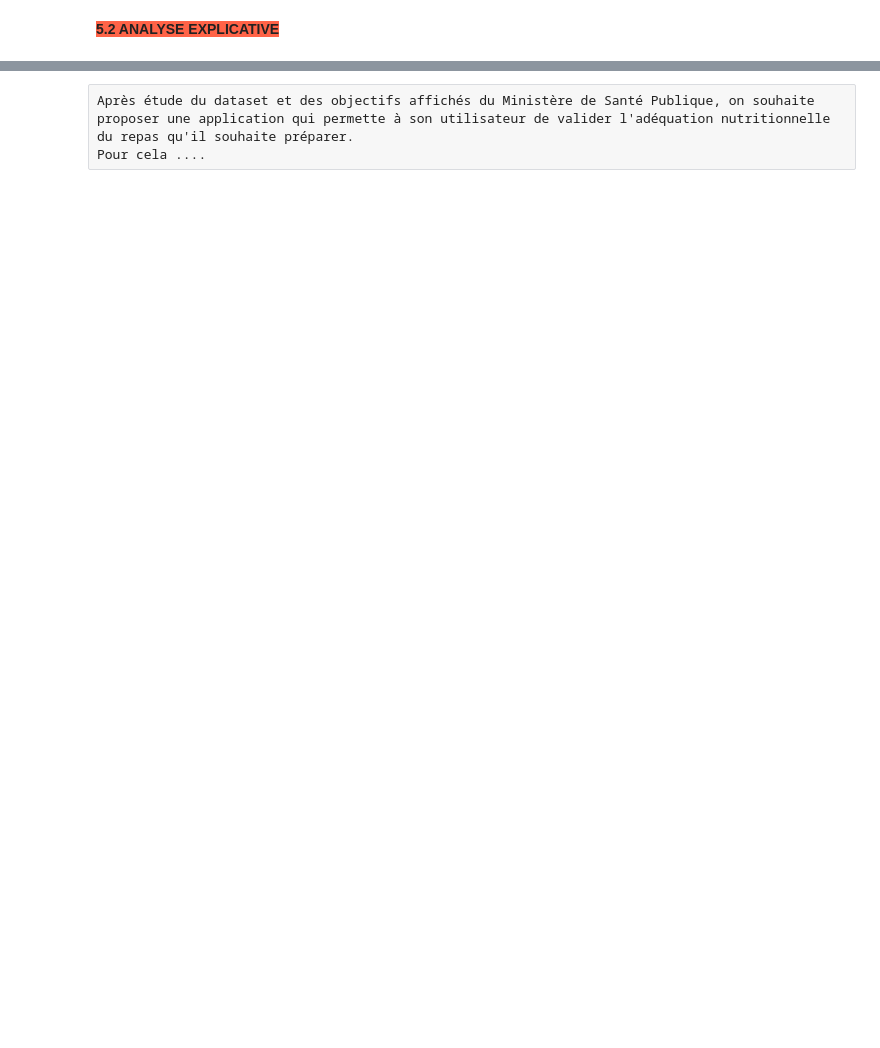
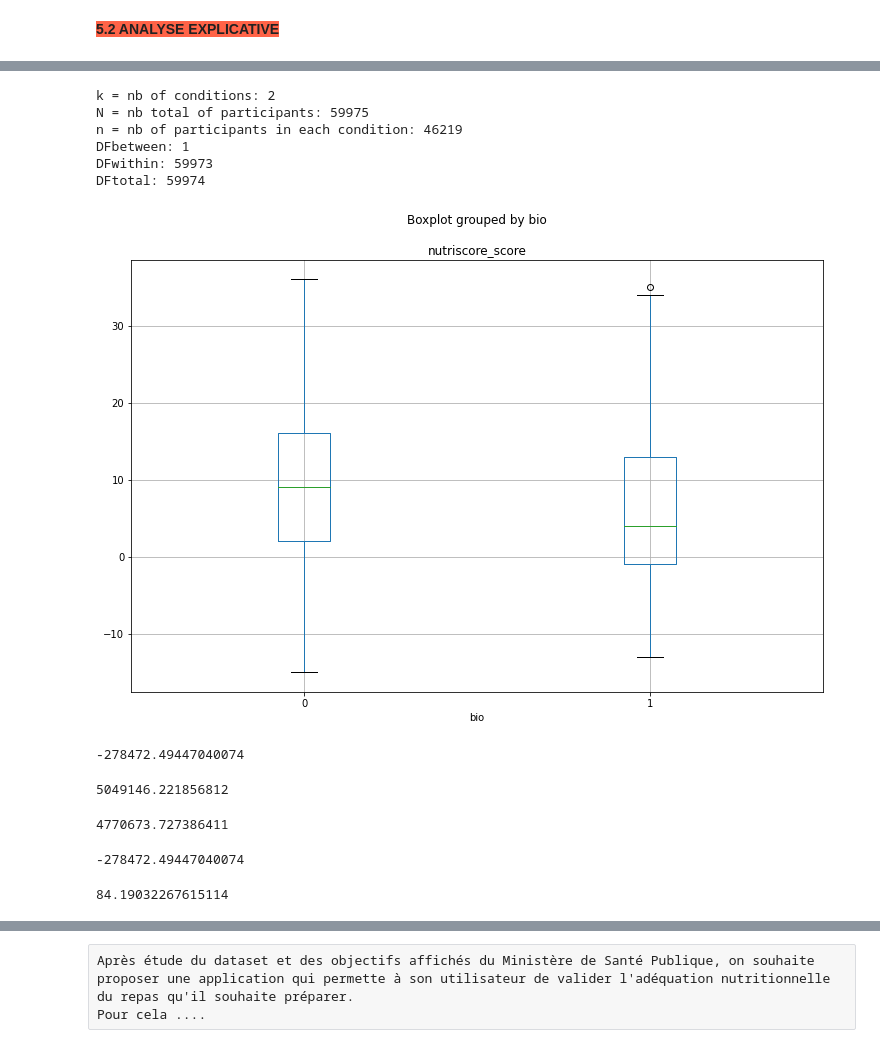
Before and after one commit to aldeponk/openfoodfact, a Jupyter notebook: Analysis.ipynb, the cells around one changed output, grey strips where cells are left out. Saved outputs shown, nothing was run; the diff lists cells and outputs as text; code cells hidden in the pictures; blank space fills up the shorter version.

```diff
--- a/Analysis.ipynb
+++ b/Analysis.ipynb
@@ -829,0 +910,16 @@ Test khi 2 entre le scoring de nutrition et bio
+# %%
+import math
+def bio_indicator(row):
+
+    v = row['labels_tags']
+    new_val=0
+    if ("organic" in v or "bio" in v):
+        new_val=1
+
+    return new_val
+# %%
+#Contruction du subset d'analyse
+subset = data[data.labels_tags.notnull()]
+subset = subset[subset.nutriscore_score.notnull()]
+subset['bio'] = subset.apply (lambda row: bio_indicator(row), axis=1)
+subset[['brands_tags','labels_tags','nutriscore_score','bio','product_name','pnns_groups_3']].head()
@@ -829,0 +933,64 @@ Test khi 2 entre le scoring de nutrition et bio
+# %%
+#Create a boxplot
+subset.boxplot('nutriscore_score', by='bio', figsize=(12, 8))
+
+ctrl = subset['nutriscore_score'][subset.bio == 'ctrl']
+
+grps = pd.unique(subset.bio.values)
+d_data = {grp:subset['nutriscore_score'][subset.bio == grp]
+    for grp in pd.unique(subset.bio.values)}
+
+k = len(pd.unique(subset.bio))  # number of conditions
+N = len(subset.values)  # nb total of participants
+n = subset.groupby('bio').size()[0] #nb of Participants in each condition
+#Degree of freedom (DF)
+DFbetween = k - 1
+DFwithin = N - k
+DFtotal = N - 1
+
+print('k = nb of conditions: ' + str(k))
+print('N = nb total of participants: ' + str(N))
+print('n = nb of participants in each condition: ' + str(n))
+
+print('DFbetween: ' + str(DFbetween))
+print('DFwithin: ' + str(DFwithin))
+print('DFtotal: ' + str(DFtotal))
+# %% [output]
+k = nb of conditions: 2
+N = nb total of participants: 59975
+n = nb of participants in each condition: 46219
+DFbetween: 1
+DFwithin: 59973
+DFtotal: 59974
+[figure, added]
+# %%
+#Sum of Squares Between is the variability due to interaction between the groups
+SSbetween = (sum(subset.groupby('bio').sum()['nutriscore_score']**2)/n) - (subset['nutriscore_score'].sum()**2)/N
+SSbetween
+# %% [output]
+-278472.49447040074
+# %%
+#Sum of Squares Within - The variability in the data due to differences within people
+sum_y_squared = sum([value**2 for value in subset['nutriscore_score'].values])
+SSwithin = sum_y_squared - sum(subset.groupby('bio').sum()['nutriscore_score']**2)/n
+SSwithin
+# %% [output]
+5049146.221856812
+# %%
+#Sum of Squares Total will be needed to calculate eta-squared later. This is the total variability in the data
+SStotal = sum_y_squared - (subset['nutriscore_score'].sum()**2)/N
+SStotal
+# %% [output]
+4770673.727386411
+# %%
+#Mean square between is the sum of squares within divided by degree of freedom between
+MSbetween = SSbetween/DFbetween
+MSbetween
+# %% [output]
+-278472.49447040074
+# %%
+#Mean Square within
+MSwithin = SSwithin/DFwithin
+MSwithin
+# %% [output]
+84.19032267615114
```
Also changed, not shown: parts of 24 cells of this notebook.
